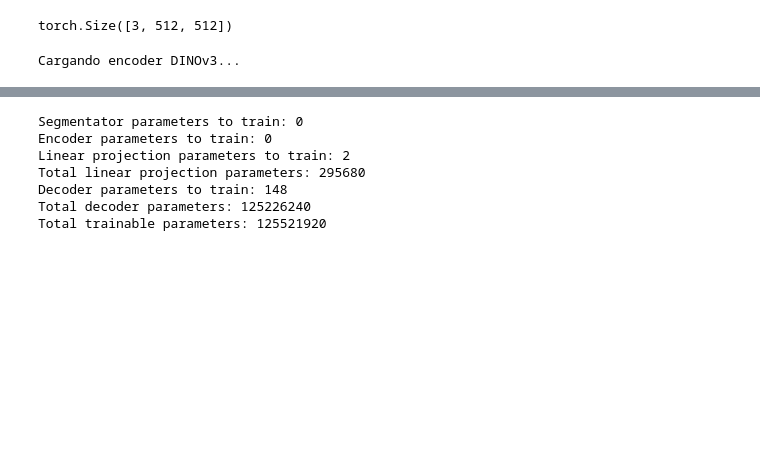
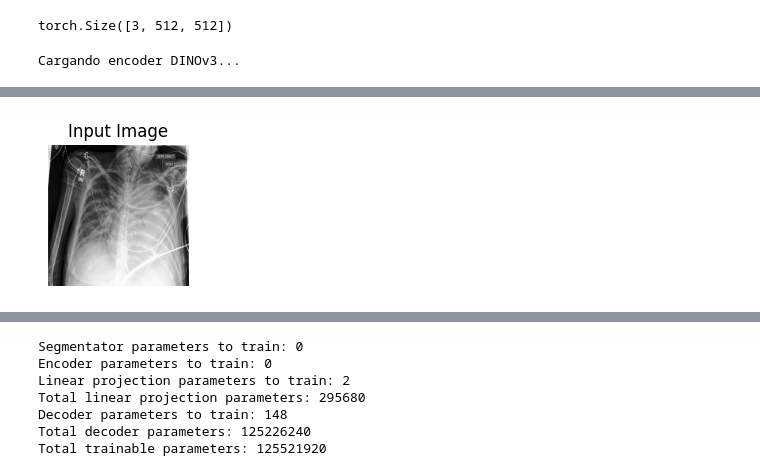
Before and after one commit to devMuniz02/UDEM-CXR-Reporting-Thesis-2025, a Jupyter notebook: full_workflow_test.ipynb, the cells around one changed output, grey strips where cells are left out. Cells and saved outputs as stored; diff of their text form; code cells hidden in the pictures; blank space fills up the shorter version.

Commit message:
Trained GPT2 Modified model without segmentation mask for later comparison

```diff
--- a/full_workflow_test.ipynb
+++ b/full_workflow_test.ipynb
@@ -585,0 +784,90 @@ Segmentation mask per layer
+# %%
+# -----------------------
+# One-batch TEST (GEN)
+# -----------------------
+decoder.eval()
+linear_projection.eval()
+
+generated_text, target_text = [], []
+iteration = 0
+
+@torch.inference_mode()
+def build_segmask_tiled(pixel_values: torch.Tensor) -> torch.Tensor:
+    """
+    pixel_values: [B, C, H, W] on DEVICE
+    returns segmask_tiled: (B, n_layers, 1024, 1024) on DEVICE (expand/view from pipeline)
+    """
+    pred = segmentator(pixel_values)  # [B,1,H,W] logits on DEVICE
+    pred = F.interpolate(pred, size=(IMG_SIZE, IMG_SIZE), mode="bilinear", align_corners=False)
+    pred = pred.sigmoid_()
+    segmask_bool = pred[:, 0].gt_(0.5)                 # (B,H,W) bool
+    segmask_255 = segmask_bool.to(torch.uint8).mul_(255)  # (B,H,W) uint8 on DEVICE
+
+    n_layers = decoder.config.num_hidden_layers
+    # GPU pipeline; returns stacked, flat, tiled (views on DEVICE)
+    stacked, _, tiled = pipeline(segmask_255, n_layers, BASE_KSIZE, KSIZE_GROW, SIGMA)
+    return segmask_255, stacked, tiled if tiled.device == DEVICE else tiled.to(DEVICE, non_blocking=True)
+
+
+with torch.inference_mode():
+    for pixel_values, ids_loader, paths, raw_labels in test_loader:
+        iteration += 1
+        # Fast H2D
+        pixel_values = pixel_values.to(DEVICE, non_blocking=True)
+
+        # Build GPU segmentation guidance (tiled)
+        # masks, stacked, segmask_tiled = build_segmask_tiled(pixel_values)  # (B, L, 1024, 1024) on DEVICE
+
+        # Visual prefix
+        _, patches = encoder(pixel_values)               # [B,Np,vis_dim] on DEVICE
+        prefix = linear_projection(patches)              # [B,Np,n_embd] on DEVICE
+
+        # Generate (disable all plotting/diagnostics for speed)
+        gen_ids = decoder.generate(
+            inputs_embeds=prefix,
+            max_new_tokens=100,
+            do_sample=False,
+            repetition_penalty=1.2,
+            eos_token_id=eos_id,
+            pad_token_id=pad_id,
+            use_cache=True,
+            segmentation_mask=None,#segmask_tiled,
+            prefix_allowed_length=0,
+            plot_attention_mask=False,
+            plot_attention_mask_layer=[],
+            plot_attention_map=False,
+            plot_attention_map_layer=[],
+            plot_attention_map_generation=0,
+        )
+        # Move only the ids needed for decoding to CPU
+        texts = tokenizer.batch_decode(gen_ids.detach().cpu(), skip_special_tokens=True)
+
+        # Accumulate for final metric pass (metrics often run on CPU/strings anyway)
+        generated_text.extend(texts)
+        target_text.extend(raw_labels)
+
+        if iteration >= 1:  # your test cap
+            break
+
+    # ---- Simple visualization / logging per sample ----
+    for b in range(NUM_BATCH):
+        print(f"\nExample {b} / {NUM_BATCH-1}")
+        plt.figure(figsize=(4, 2))
+        plt.subplot(1, 2, 1)
+        plt.title("Input Image")
+        plt.imshow(denormalize(pixel_values[b]).permute(1, 2, 0).cpu().numpy().astype(np.uint8))
+        plt.axis("off")
+
+        # plt.subplot(1, 2, 2)
+        # plt.title("Predicted Mask")
+        # plt.imshow(masks[b].detach().cpu().numpy(), cmap="gray")
+        # plt.axis("off")
+        # plt.show()
+
+        # print("Segmentation mask per layer")
+        # plot_stacked_layers(stacked, sample_idx=b, cols=6)
+        # plt.show()
+
+        print("Generated text:", texts[b])
+        print("Original Impression Text:", raw_labels[b])
+# %% [output]
@@ -585,0 +890 @@ Segmentation mask per layer
+[figure, added]
```
Also changed, not shown: parts of 3 cells of this notebook.
